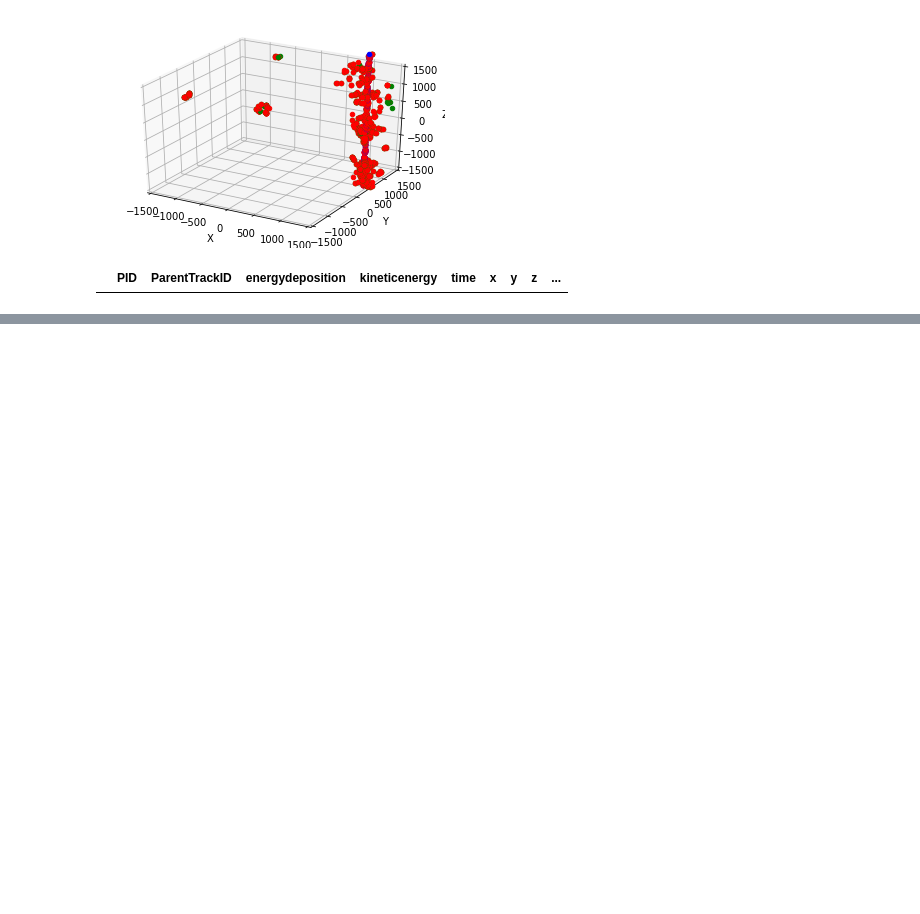
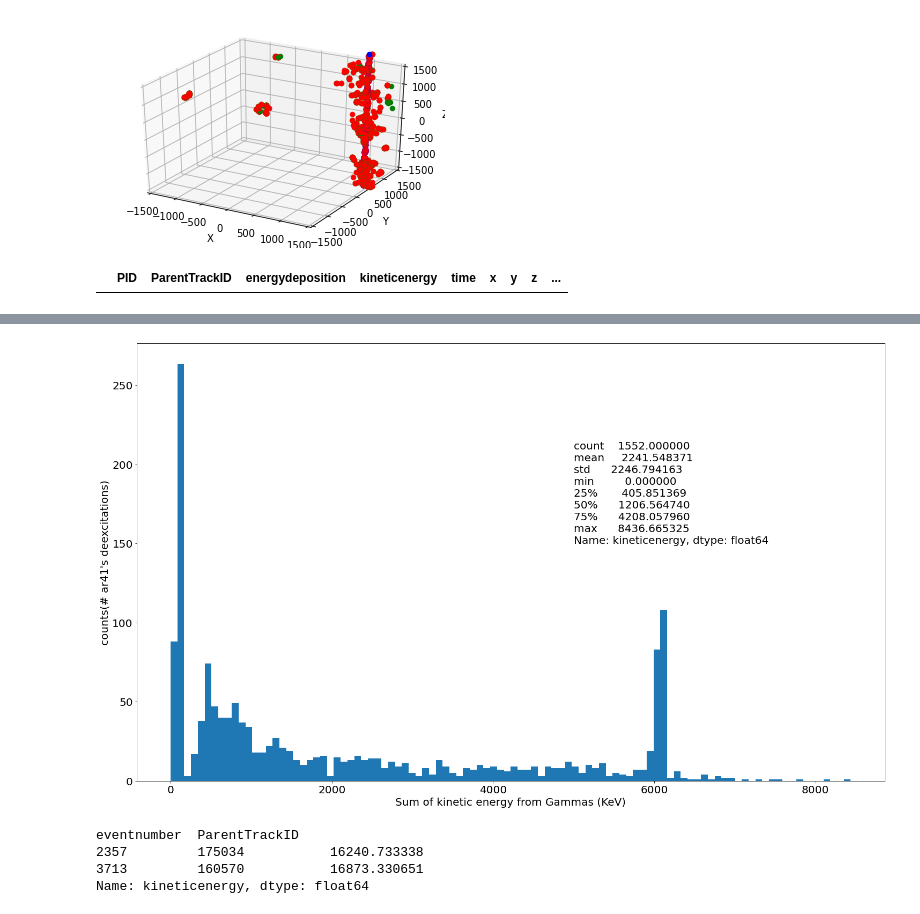
Before and after one commit to luigiberducci/ML4NP, a Jupyter notebook: Notebooks/looking_for_gammas_around_ar41_ncapture.ipynb, the cells around one changed output, grey strips where cells are left out. Saved outputs shown, nothing was run; the diff lists cells and outputs as text; code cells hidden in the pictures; blank space fills up the shorter version.

```diff
--- a/Notebooks/looking_for_gammas_around_ar41_ncapture.ipynb
+++ b/Notebooks/looking_for_gammas_around_ar41_ncapture.ipynb
@@ -185,0 +176,16 @@ Name: kineticenergy, dtype: float64
+# %%
+sum_gamma_ke_for_ar41deex = first_gammas_ar41deex.groupby("neutron_id").kineticenergy.sum()
+plt.hist(sum_gamma_ke_for_ar41deex, bins=100)
+plt.xlabel("Sum of kinetic energy from Gammas (KeV)")
+plt.ylabel("counts(# ar41's deexcitations)")
+plt.text(5000, 150, str(sum_gamma_ke_for_ar41deex.describe()))
+plt.show()
+# %% [output]
+[figure, added]
+# %%
+sum_gamma_ke_for_ar41deex[sum_gamma_ke_for_ar41deex>16000]
+# %% [output]
+eventnumber  ParentTrackID
+2357         175034           16240.733338
+3713         160570           16873.330651
+Name: kineticenergy, dtype: float64
```
Also changed, not shown: parts of 11 cells of this notebook.
